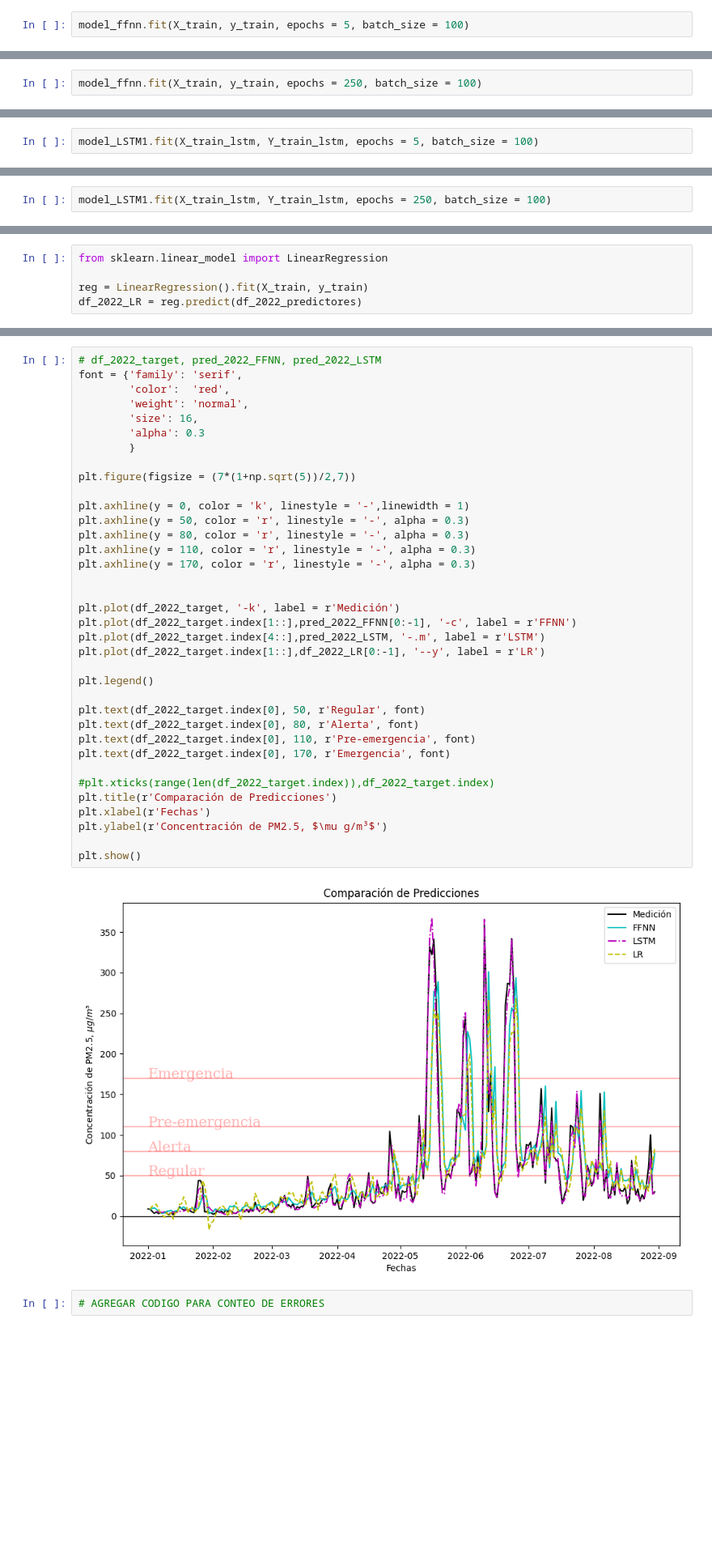
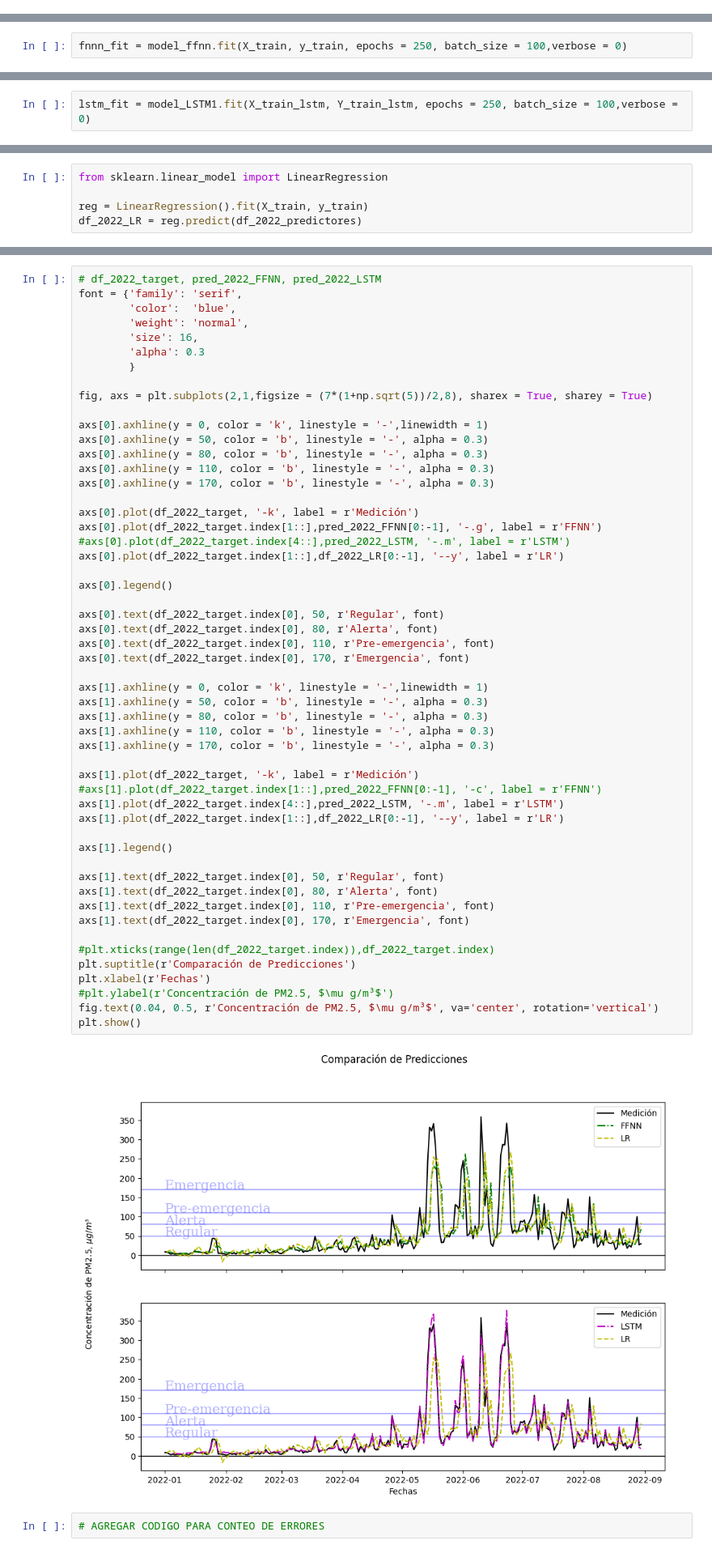
Before and after one commit to Fran-GS-96/Presentacion_NLHPC, a Jupyter notebook: Presentacion_NLHPC.ipynb, the cells around one changed output, grey strips where cells are left out. Shown at 81% size. Cells and saved outputs as stored; diff of their text form; blank space fills up the shorter version.

Commit message:
Se agregan y mejoran plots

```diff
--- a/Presentacion_NLHPC.ipynb
+++ b/Presentacion_NLHPC.ipynb
@@ -170,5 +170,3 @@ Skipping registering GPU devices...
 To enable them in other operations, rebuild TensorFlow with the appropriate compiler flags.
 # %% [markdown]
 ## 2.- Entrenamiento
-# %%
-model_ffnn.fit(X_train, y_train, epochs = 5, batch_size = 100)
@@ -187,2 +173,2 @@ Epoch 5/5
 # %%
-model_ffnn.fit(X_train, y_train, epochs = 250, batch_size = 100)
+fnnn_fit = model_ffnn.fit(X_train, y_train, epochs = 250, batch_size = 100,verbose = 0)
@@ -278,5 +254,3 @@ Non-trainable params: 0
 _________________________________________________________________
 # %% [markdown]
 ## 2.- Entrenamiento
-# %%
-model_LSTM1.fit(X_train_lstm, Y_train_lstm, epochs = 5, batch_size = 100)
@@ -295,2 +257,2 @@ Epoch 5/5
 # %%
-model_LSTM1.fit(X_train_lstm, Y_train_lstm, epochs = 250, batch_size = 100)
+lstm_fit = model_LSTM1.fit(X_train_lstm, Y_train_lstm, epochs = 250, batch_size = 100,verbose = 0)
@@ -335,41 +323,58 @@ df_2022_LR = reg.predict(df_2022_predictores)
 # %%
 # df_2022_target, pred_2022_FFNN, pred_2022_LSTM
 font = {'family': 'serif',
-        'color':  'red',
+        'color':  'blue',
         'weight': 'normal',
         'size': 16,
         'alpha': 0.3
         }
 
-plt.figure(figsize = (7*(1+np.sqrt(5))/2,7))
+fig, axs = plt.subplots(2,1,figsize = (7*(1+np.sqrt(5))/2,8), sharex = True, sharey = True)
 
-plt.axhline(y = 0, color = 'k', linestyle = '-',linewidth = 1)
-plt.axhline(y = 50, color = 'r', linestyle = '-', alpha = 0.3)
-plt.axhline(y = 80, color = 'r', linestyle = '-', alpha = 0.3)
-plt.axhline(y = 110, color = 'r', linestyle = '-', alpha = 0.3)
-plt.axhline(y = 170, color = 'r', linestyle = '-', alpha = 0.3)
+axs[0].axhline(y = 0, color = 'k', linestyle = '-',linewidth = 1)
+axs[0].axhline(y = 50, color = 'b', linestyle = '-', alpha = 0.3)
+axs[0].axhline(y = 80, color = 'b', linestyle = '-', alpha = 0.3)
+axs[0].axhline(y = 110, color = 'b', linestyle = '-', alpha = 0.3)
+axs[0].axhline(y = 170, color = 'b', linestyle = '-', alpha = 0.3)
 
+axs[0].plot(df_2022_target, '-k', label = r'Medición')
+axs[0].plot(df_2022_target.index[1::],pred_2022_FFNN[0:-1], '-.g', label = r'FFNN')
+#axs[0].plot(df_2022_target.index[4::],pred_2022_LSTM, '-.m', label = r'LSTM')
+axs[0].plot(df_2022_target.index[1::],df_2022_LR[0:-1], '--y', label = r'LR')
 
-plt.plot(df_2022_target, '-k', label = r'Medición')
-plt.plot(df_2022_target.index[1::],pred_2022_FFNN[0:-1], '-c', label = r'FFNN')
-plt.plot(df_2022_target.index[4::],pred_2022_LSTM, '-.m', label = r'LSTM')
-plt.plot(df_2022_target.index[1::],df_2022_LR[0:-1], '--y', label = r'LR')
+axs[0].legend()
 
-plt.legend()
+axs[0].text(df_2022_target.index[0], 50, r'Regular', font)
+axs[0].text(df_2022_target.index[0], 80, r'Alerta', font)
+axs[0].text(df_2022_target.index[0], 110, r'Pre-emergencia', font)
+axs[0].text(df_2022_target.index[0], 170, r'Emergencia', font)
 
-plt.text(df_2022_target.index[0], 50, r'Regular', font)
-plt.text(df_2022_target.index[0], 80, r'Alerta', font)
-plt.text(df_2022_target.index[0], 110, r'Pre-emergencia', font)
-plt.text(df_2022_target.index[0], 170, r'Emergencia', font)
+axs[1].axhline(y = 0, color = 'k', linestyle = '-',linewidth = 1)
+axs[1].axhline(y = 50, color = 'b', linestyle = '-', alpha = 0.3)
+axs[1].axhline(y = 80, color = 'b', linestyle = '-', alpha = 0.3)
+axs[1].axhline(y = 110, color = 'b', linestyle = '-', alpha = 0.3)
+axs[1].axhline(y = 170, color = 'b', linestyle = '-', alpha = 0.3)
+
+axs[1].plot(df_2022_target, '-k', label = r'Medición')
+#axs[1].plot(df_2022_target.index[1::],pred_2022_FFNN[0:-1], '-c', label = r'FFNN')
+axs[1].plot(df_2022_target.index[4::],pred_2022_LSTM, '-.m', label = r'LSTM')
+axs[1].plot(df_2022_target.index[1::],df_2022_LR[0:-1], '--y', label = r'LR')
+
+axs[1].legend()
+
+axs[1].text(df_2022_target.index[0], 50, r'Regular', font)
+axs[1].text(df_2022_target.index[0], 80, r'Alerta', font)
+axs[1].text(df_2022_target.index[0], 110, r'Pre-emergencia', font)
+axs[1].text(df_2022_target.index[0], 170, r'Emergencia', font)
 
 #plt.xticks(range(len(df_2022_target.index)),df_2022_target.index)
-plt.title(r'Comparación de Predicciones')
+plt.suptitle(r'Comparación de Predicciones')
 plt.xlabel(r'Fechas')
-plt.ylabel(r'Concentración de PM2.5, $\mu g/m³$')
-
+#plt.ylabel(r'Concentración de PM2.5, $\mu g/m³$')
+fig.text(0.04, 0.5, r'Concentración de PM2.5, $\mu g/m³$', va='center', rotation='vertical')
 plt.show()
 # %% [output]
-[figure, old version]
+[figure, new version]
 # %%
 # AGREGAR CODIGO PARA CONTEO DE ERRORES
 # %%
```
Also changed, not shown: parts of 12 cells of this notebook, 1 other file.
